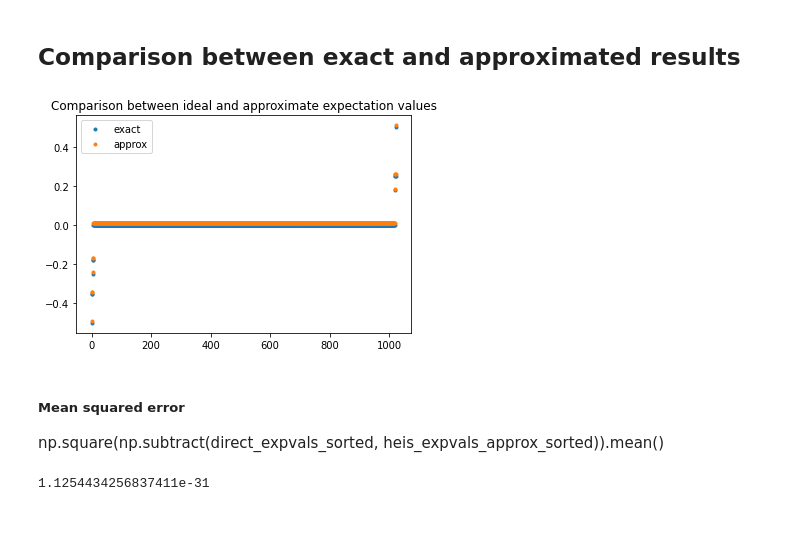
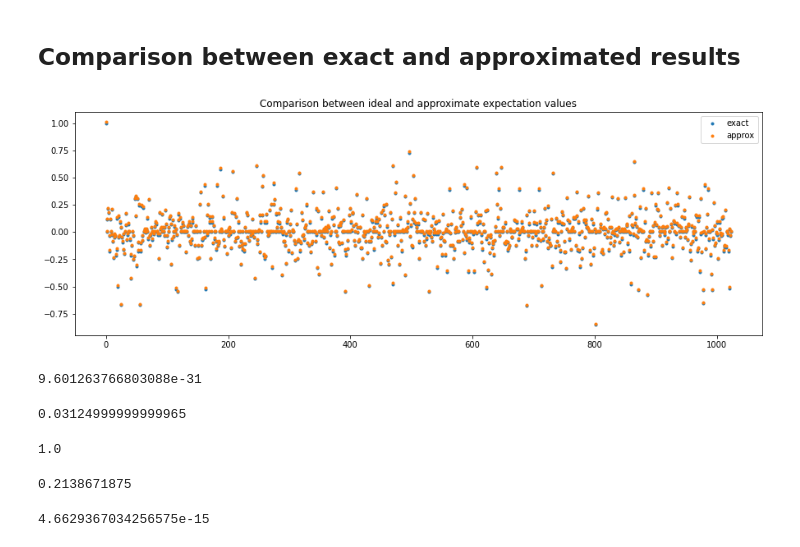
Before and after one commit to andreamari/dropbox, a Jupyter notebook: clifford/magic_state_similation3.ipynb, the cells around one changed output. Cells and saved outputs as stored; diff of their text form; code cells hidden in the pictures.

```diff
--- a/clifford/magic_state_similation3.ipynb
+++ b/clifford/magic_state_similation3.ipynb
@@ -73,7 +74,7 @@ random_pauli_string(5)
 # %%
 def sample_pauli_strings(num_paulis, n_qubits, with_replacement=False, seed=0):
     """Returns a list of random Pauli strings sorted from many Is to few Is."""
-    max_iterations = 4 ** (n_qubits + 2)
+    max_iterations = 4 ** (n_qubits + 3)
     sampled_paulis = []
 
     for j in range(max_iterations):
@@ -111,8 +112,8 @@ def rnd_clifford_t_circuit(n_qubits, num_t, num_1q_cliff, num_cnots, t_gadget=Fa
         seed_s: The seed associated only to the gadget randomization (see "randomize" option).
     """
 
-    if n_qubits < 5:
-        raise ValueError("The number of qubits must be at least 5.")
+    if n_qubits < 2:
+        raise ValueError("The number of qubits must be at least 2.")
 
     # init rnd number generator
     if seed is None:
@@ -524,7 +525,7 @@ from time import time
 # %%
 %%time
 if truncated_heisenberg:
-    truncation_factor = 0.9
+    truncation_factor = 1.0
     max_z_weight = int(num_t * truncation_factor)
     circuit = rnd_clifford_t_circuit(
         n_qubits=n_qubits, num_t=num_t, num_1q_cliff=num_1q_cliff, num_cnots=num_cnots, t_gadget=True, randomize=False, magic_prep=False, seed=seed
@@ -548,4 +549,6 @@ if truncated_heisenberg:
         all_terms_list.append(all_terms)
         # print(f"Pauli: {p} \texpval_heisenberg: {estimate:.4}")
     print("Expvals for all Paulis time:\t", time() - before)
+
+all_terms_list_np = np.array(all_terms_list)
 # %% [output]
@@ -562,24 +581,45 @@ plt.plot(mean_abs_terms)
 # %% [markdown]
 ## Comparison between exact and approximated results
 # %%
-# Sort both ideal and approximate results with respect to ideal results
-zipped_expvals = np.array(sorted(zip(direct_expvals, heis_expvals_approx), key=lambda x: x[0]))
+# If True, sorts both ideal and approximate results with respect to ideal results
+sort = False
+
+zipped_expvals = np.array(sorted(zip(direct_expvals, heis_expvals_approx), key=lambda x: sort * x[0]))
 direct_expvals_sorted = zipped_expvals[::, 0]
 heis_expvals_approx_sorted = zipped_expvals[::, 1]
 # %%
+plt.figure(figsize=(15,5))
 plt.plot(direct_expvals_sorted, marker = ".", linestyle="None", label="exact")
 plt.plot(np.array(heis_expvals_approx_sorted) + 0.01, marker = ".", linestyle="None", label="approx")
 plt.title("Comparison between ideal and approximate expectation values")
 plt.legend()
 plt.show()
 # %% [output]
-[figure, old version]
+[figure, new version]
-# %% [markdown]
-##### Mean squared error
-np.square(np.subtract(direct_expvals_sorted, heis_expvals_approx_sorted)).mean()
-# %%
-# Mean squared error w.r.t. heavy paulis only
-non_zero_mask = np.invert(np.isclose(np.abs(direct_expvals_sorted) + np.abs(heis_expvals_approx_sorted), 0.0))
-np.sum(non_zero_mask * np.square(np.subtract(direct_expvals_sorted, heis_expvals_approx_sorted)))/np.sum(non_zero_mask)
-# %% [output]
-1.1254434256837411e-31
+# %%
+# Mean squared error
+np.square(direct_expvals_sorted - heis_expvals_approx_sorted).mean()
+# %% [output]
+9.601263766803088e-31
+# %%
+# Trivial mse
+trivial_mse = np.square(direct_expvals_sorted - 0 * heis_expvals_approx_sorted).mean()
+trivial_mse
+# %% [output]
+0.03124999999999965
+# %%
+# Fraction of correct outcomes
+np.sum(np.isclose(direct_expvals_sorted, heis_expvals_approx_sorted)) / len(direct_expvals_sorted)
+# %% [output]
+1.0
+# %%
+# Fraction of correct outcomes with trival estimate
+trivial_fraction = np.sum(np.isclose(direct_expvals_sorted, 0 * heis_expvals_approx_sorted)) / len(direct_expvals_sorted)
+trivial_fraction
+# %% [output]
+0.2138671875
+# %%
+# Worst case error
+np.max(direct_expvals_sorted - heis_expvals_approx_sorted)
+# %% [output]
+4.6629367034256575e-15
```
Also changed, not shown: parts of 15 cells of this notebook.
